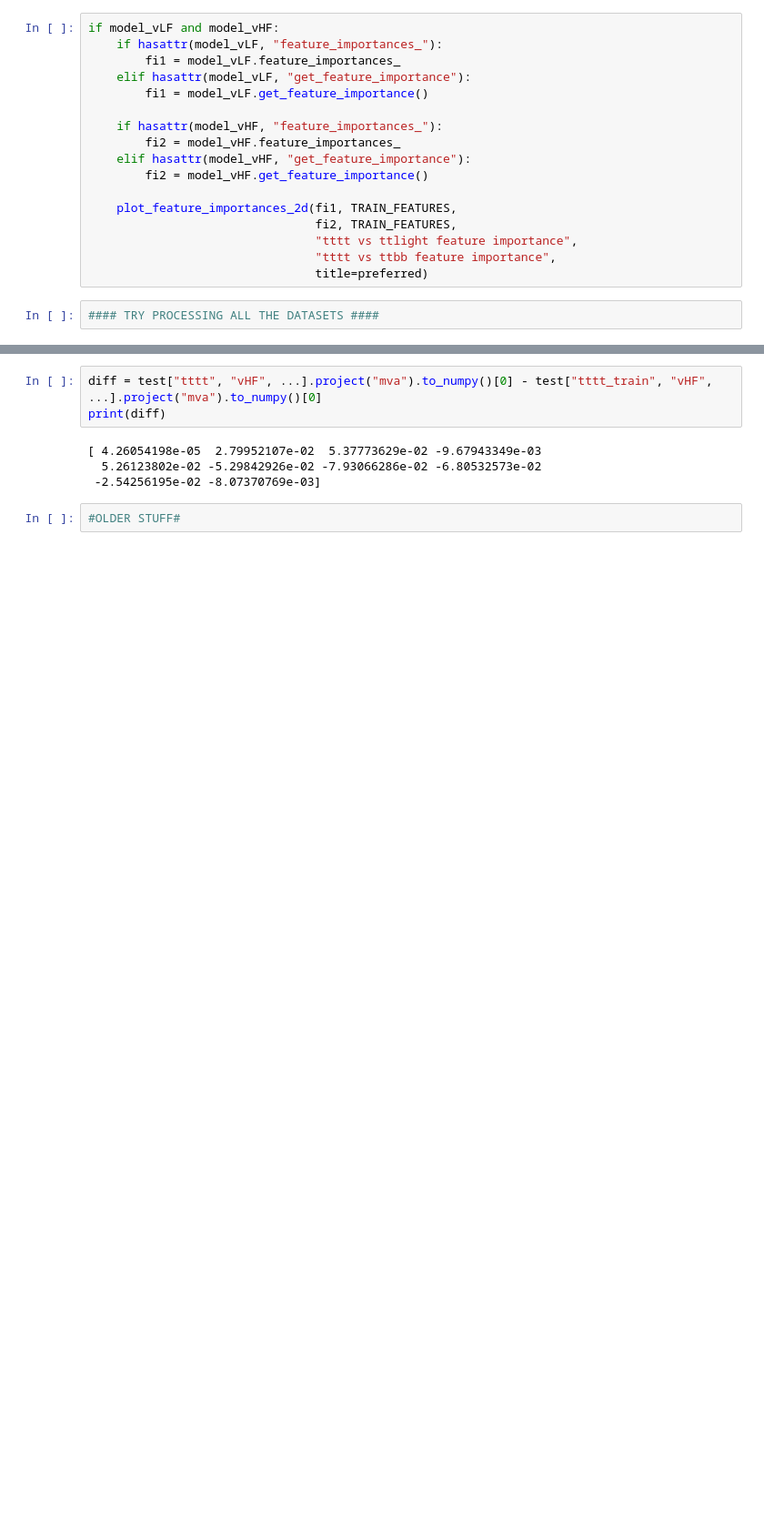
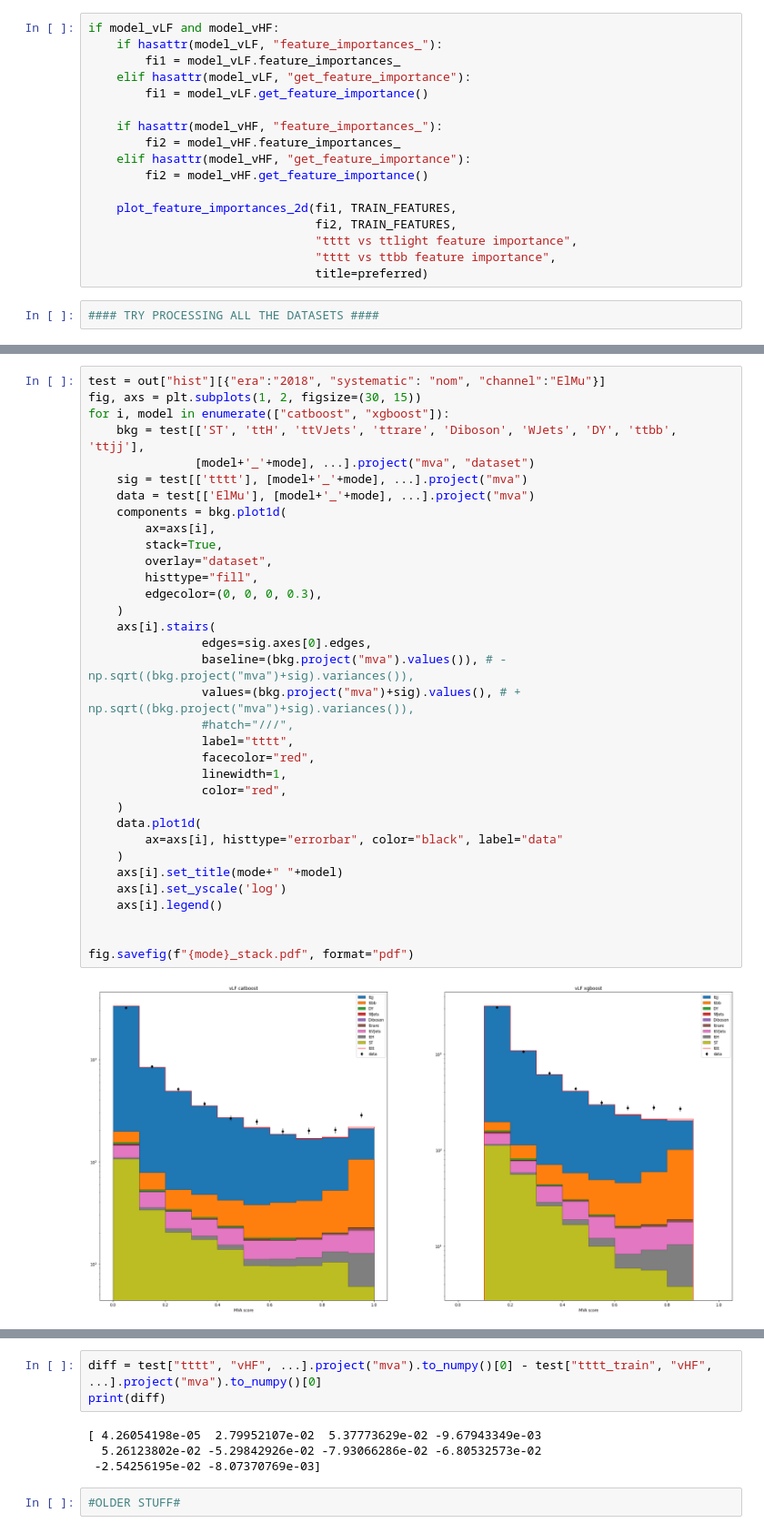
Before and after one commit to NJManganelli/FourTopNAOD, a Jupyter notebook: RDF/BDTTesting.ipynb, the cells around one changed output, grey strips where cells are left out. Shown at 91% size. Saved outputs shown, nothing was run; the diff lists cells and outputs as text; blank space fills up the shorter version.

```diff
--- a/RDF/BDTTesting.ipynb
+++ b/RDF/BDTTesting.ipynb
@@ -1065,0 +1211,36 @@ test[["tttt", "tttt_train", "ttbb", "ttbb_train", "ttjj", "ttjj_train"],
+# %%
+test = out["hist"][{"era":"2018", "systematic": "nom", "channel":"ElMu"}]
+fig, axs = plt.subplots(1, 2, figsize=(30, 15))
+for i, model in enumerate(["catboost", "xgboost"]):
+    bkg = test[['ST', 'ttH', 'ttVJets', 'ttrare', 'Diboson', 'WJets', 'DY', 'ttbb', 'ttjj'],
+               [model+'_'+mode], ...].project("mva", "dataset")
+    sig = test[['tttt'], [model+'_'+mode], ...].project("mva")
+    data = test[['ElMu'], [model+'_'+mode], ...].project("mva")
+    components = bkg.plot1d(
+        ax=axs[i],
+        stack=True,
+        overlay="dataset",
+        histtype="fill",
+        edgecolor=(0, 0, 0, 0.3),
+    )
+    axs[i].stairs(
+                edges=sig.axes[0].edges,
+                baseline=(bkg.project("mva").values()), # - np.sqrt((bkg.project("mva")+sig).variances()),
+                values=(bkg.project("mva")+sig).values(), # + np.sqrt((bkg.project("mva")+sig).variances()),
+                #hatch="///",
+                label="tttt",
+                facecolor="red",
+                linewidth=1,
+                color="red",
+    )
+    data.plot1d(
+        ax=axs[i], histtype="errorbar", color="black", label="data"
+    )
+    axs[i].set_title(mode+" "+model)
+    axs[i].set_yscale('log')
+    axs[i].legend()
+
+
+fig.savefig(f"{mode}_stack.pdf", format="pdf")
+# %% [output]
+[figure, added]
```
Also changed, not shown: parts of 32 cells of this notebook.
